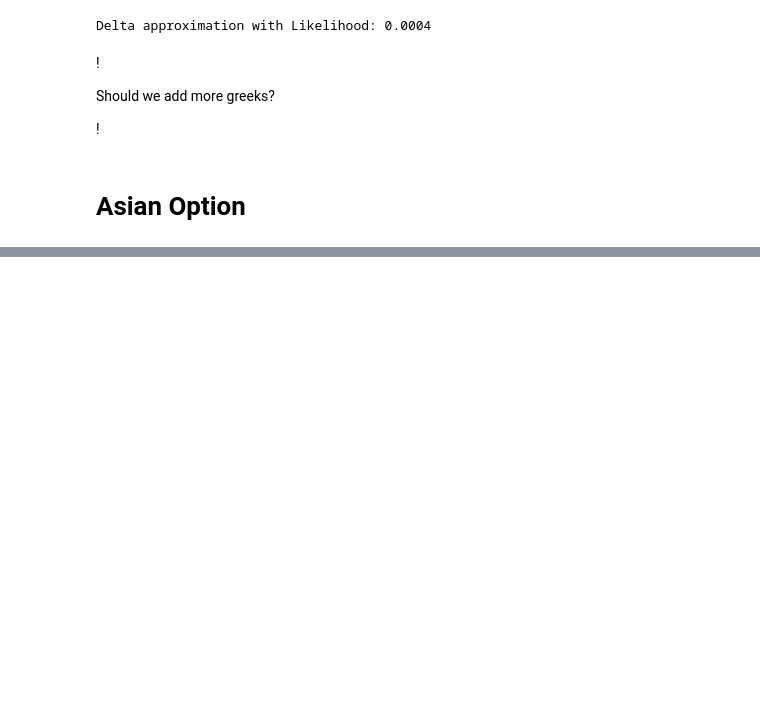
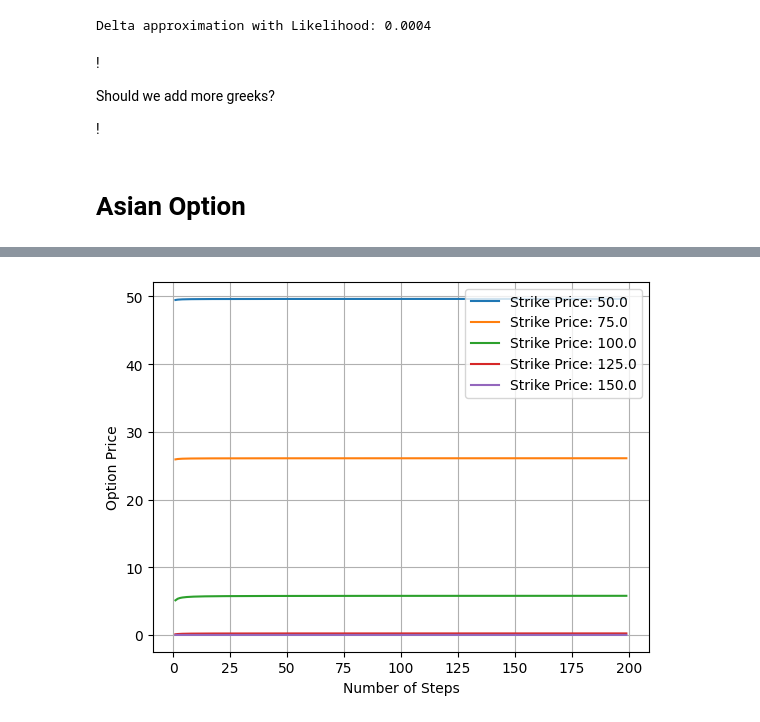
Before and after one commit to pmchrist/Comp-Finance-Assignments, a Jupyter notebook: Assignment_2/Assignment_2.ipynb, the cells around one changed output, grey strips where cells are left out. Cells and saved outputs as stored; diff of their text form; code cells hidden in the pictures; blank space fills up the shorter version.

```diff
--- a/Assignment_2/Assignment_2.ipynb
+++ b/Assignment_2/Assignment_2.ipynb
@@ -650,23 +726,2 @@ plt.show()
 # %%
 trials = np.linspace(100, 10_000, 100, dtype=int)
-# %%
-N=3650
-asian_option_price = asian_call_option_price(S0, N,sigma, K, r,T)
-# print(f"Asian Option price: {asian_option_price:.4f}")
-all_n_vals = []
-option_prices = []
-mc_option_prices = []
-for i in tqdm(range(1,N)):
-    option_prices.append(asian_call_option_price(S0, i,sigma, K, r,T)[0])
-    mc_option_prices.append(monte_carlo_option_price(path_count=i))
-plt.plot(range(1,N),option_prices, label="Asian Option Price")
-print(np.mean(mc_option_prices))
-plt.plot(range(1,N),mc_option_prices, label="Monte Carlo Option Prices")
-call_base = vanilla_euro_call(S0=S0,K=K,r=r,T=T,d1=d1,d2=d2)
-
-plt.plot(range(1,N),np.ones(N-1)*call_base, label="Base Option Price" )
-plt.grid()
-plt.legend()
-plt.xlabel("Number of Steps used in Calculation (N)")
-plt.ylabel("Call Option Price")
-plt.show()
@@ -675,0 +792,17 @@ plt.show()
+# %%
+N = 200
+strike_prices = np.linspace(50,150,5)
+for j in tqdm(strike_prices):
+    all_vals = []
+    for i in range(1,N):
+        all_vals.append(asian_call_option_price(S0, i,sigma, K=j)[0])
+
+    plt.plot(range(1,N), all_vals, label=f'Strike Price: {j}')
+plt.xlabel('Number of Steps')
+plt.ylabel('Option Price')
+plt.legend()
+plt.grid()
+plt.savefig('num_steps_strike_price')
+plt.show()
+# %% [output]
+[figure, added]
```
Also changed, not shown: parts of 7 cells of this notebook.
